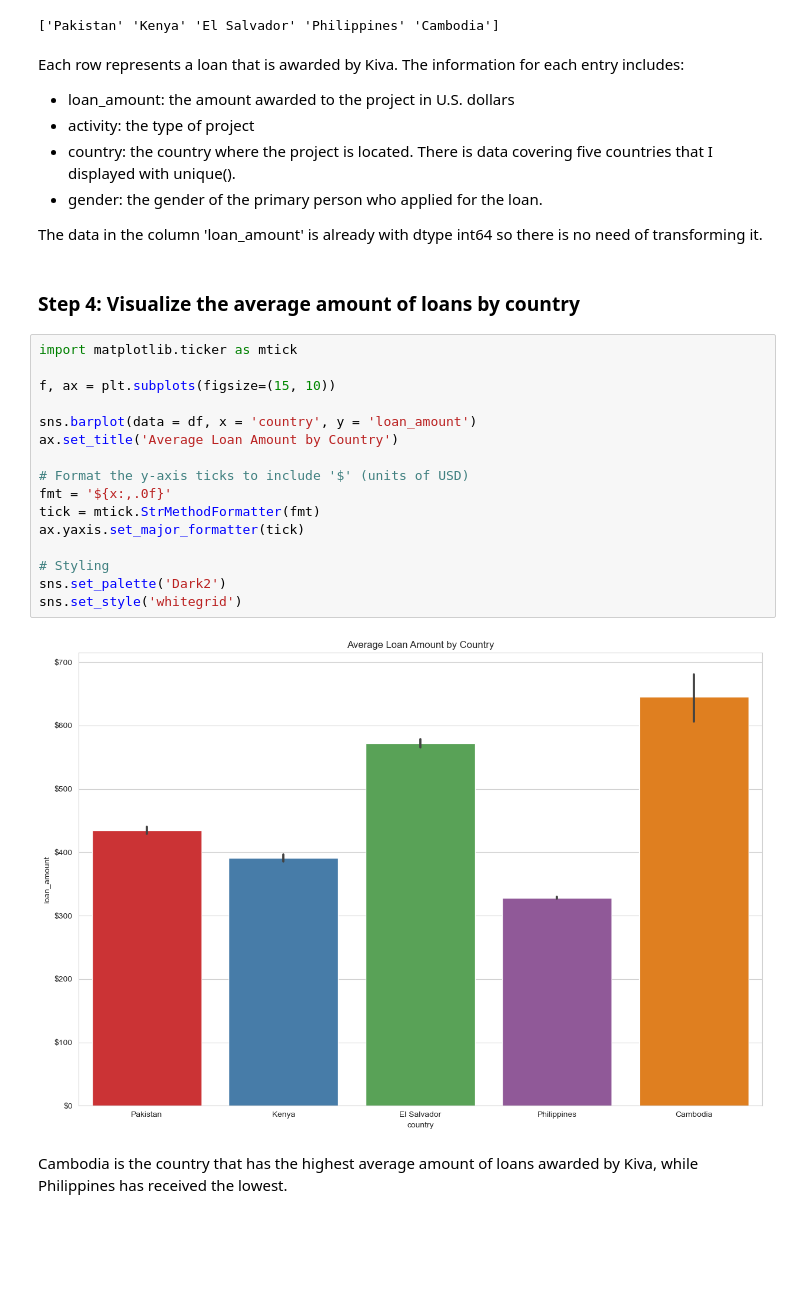
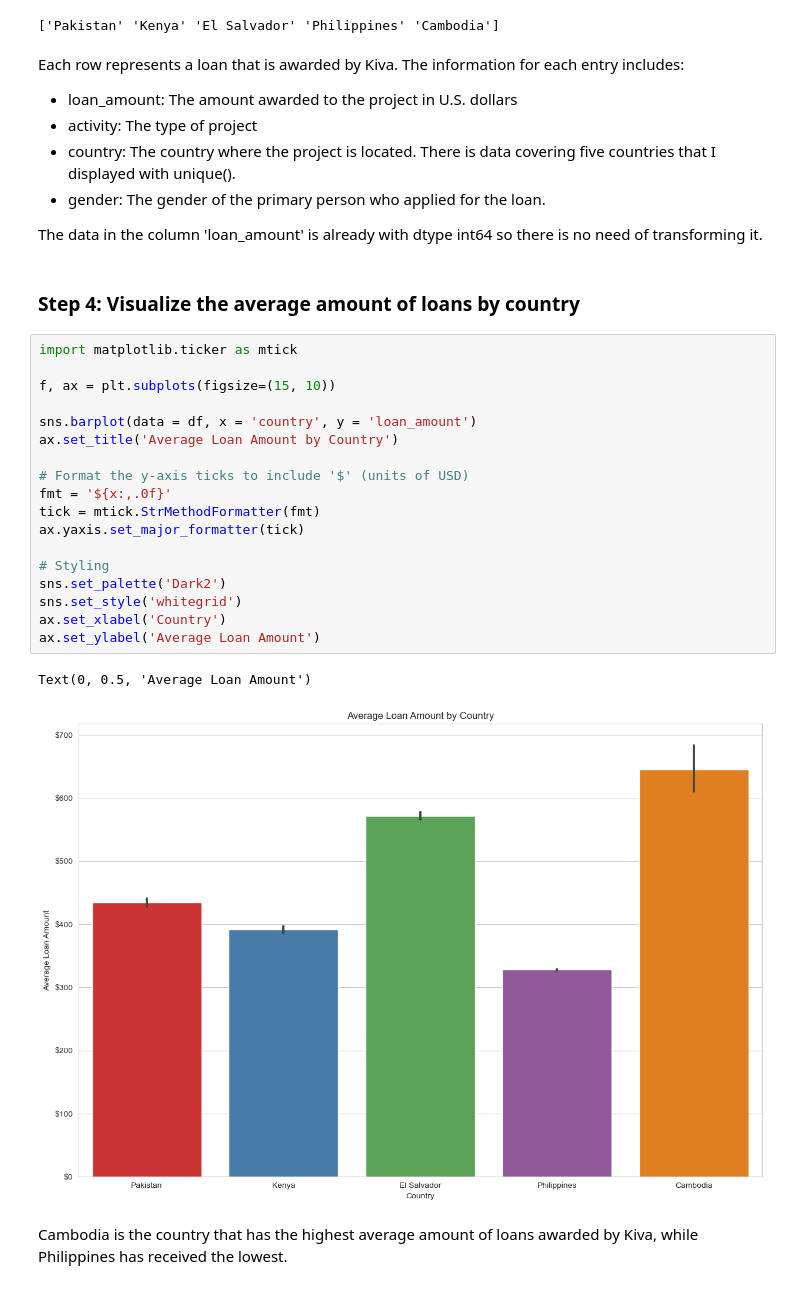
Before and after one commit to Tsvetina17/Data-Visualization-Exercise, a Jupyter notebook: Kiva - Data Visualization, Codecademy Project.ipynb, the cells around one changed output. Drawn from its saved outputs; the diff is of its cells as text; blank space fills up the shorter version.

```diff
--- a/Kiva - Data Visualization, Codecademy Project.ipynb
+++ b/Kiva - Data Visualization, Codecademy Project.ipynb
@@ -61,10 +61,10 @@ print(df.country.unique())
 ['Pakistan' 'Kenya' 'El Salvador' 'Philippines' 'Cambodia']
 # %% [markdown]
 Each row represents a loan that is awarded by Kiva. The information for each entry includes:
-- loan_amount: the amount awarded to the project in U.S. dollars
-- activity: the type of project
-- country: the country where the project is located. There is data covering five countries that I displayed with unique().
-- gender: the gender of the primary person who applied for the loan.
+- loan_amount: The amount awarded to the project in U.S. dollars
+- activity: The type of project
+- country: The country where the project is located. There is data covering five countries that I displayed with unique().
+- gender: The gender of the primary person who applied for the loan.
 
 The data in the column 'loan_amount' is already with dtype int64 so there is no need of transforming it.
 # %% [markdown]
@@ -72,21 +72,24 @@ The data in the column 'loan_amount' is already with dtype int64 so there is no
 # %%
 import matplotlib.ticker as mtick
 
 f, ax = plt.subplots(figsize=(15, 10))
 
 sns.barplot(data = df, x = 'country', y = 'loan_amount')
 ax.set_title('Average Loan Amount by Country')
 
 # Format the y-axis ticks to include '$' (units of USD)
 fmt = '${x:,.0f}'
 tick = mtick.StrMethodFormatter(fmt)
 ax.yaxis.set_major_formatter(tick)
 
 # Styling
 sns.set_palette('Dark2')
 sns.set_style('whitegrid')
+ax.set_xlabel('Country')
+ax.set_ylabel('Average Loan Amount')
 # %% [output]
+Text(0, 0.5, 'Average Loan Amount')
-[figure, old version]
+[figure, new version]
 # %% [markdown]
 Cambodia is the country that has the highest average amount of loans awarded by Kiva, while Philippines has received the lowest.
 # %% [markdown]
```
Also changed, not shown: parts of 8 cells of this notebook.
